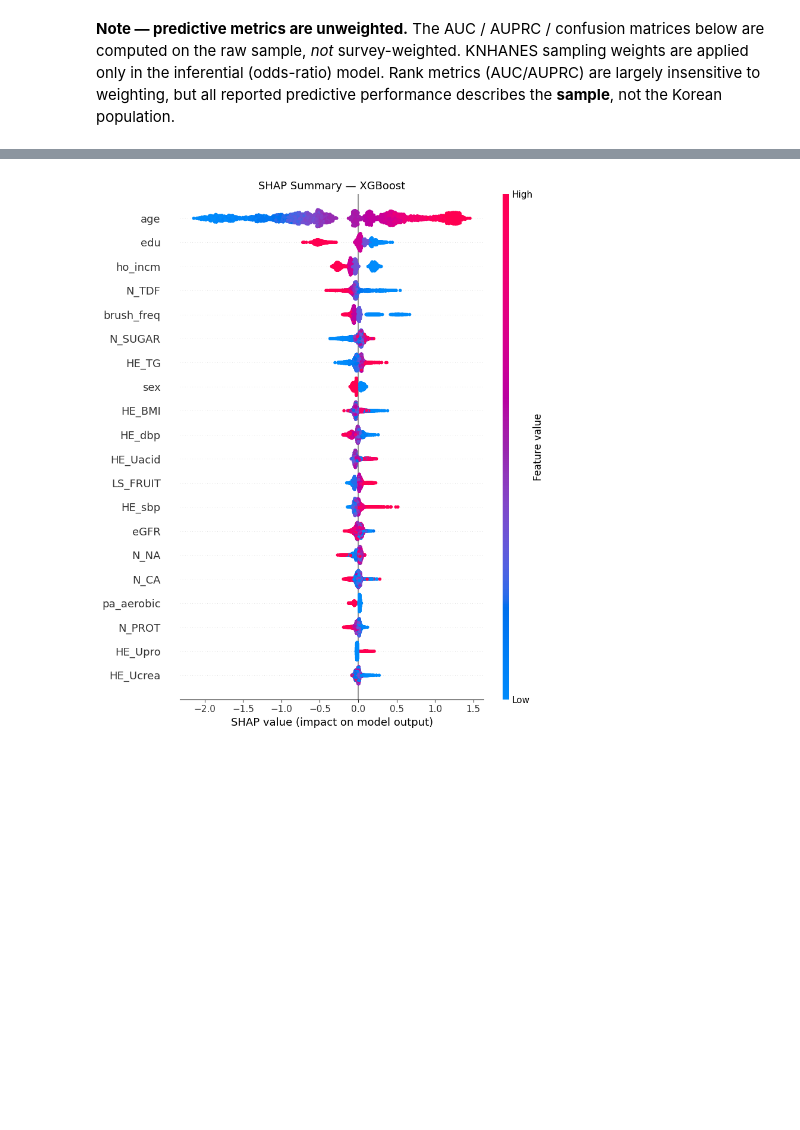
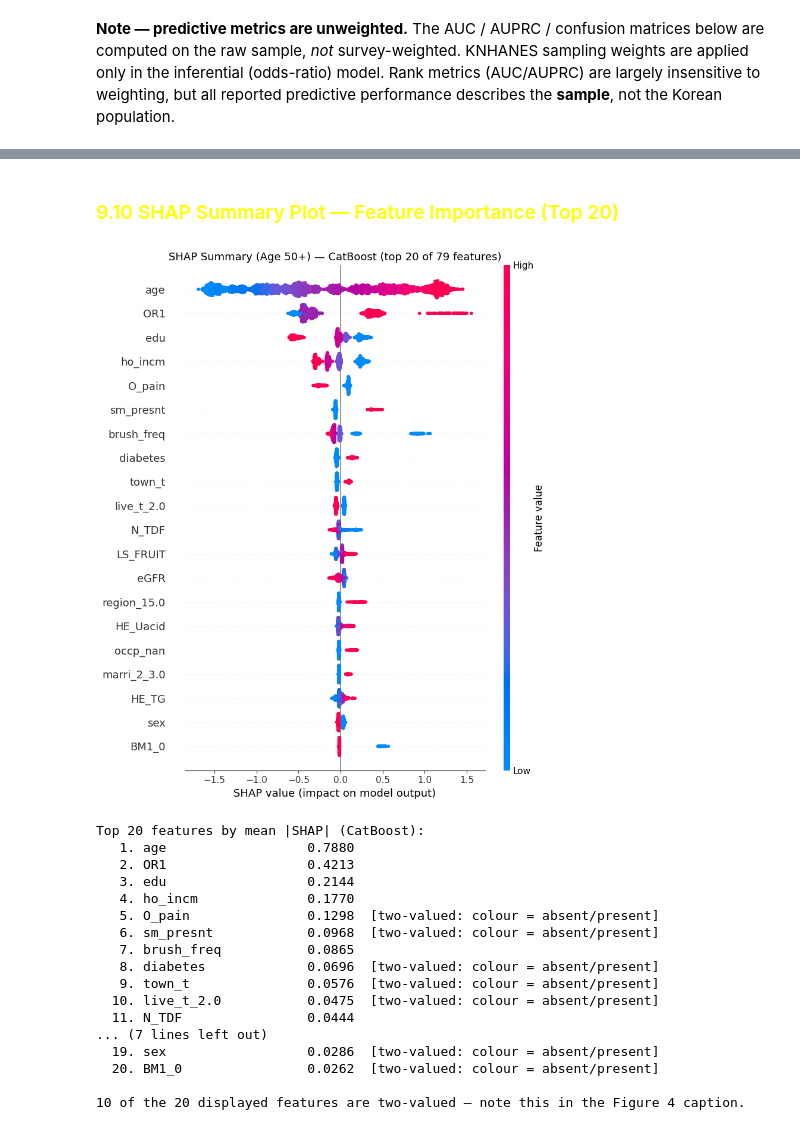
Before and after one commit to kimyonghan766/knhanes-tooth-loss-classifier, a Jupyter notebook: Main/final.ipynb, the cells around one changed output, grey strips where cells are left out. Cells and saved outputs as stored; diff of their text form; code cells hidden in the pictures; blank space fills up the shorter version.

```diff
--- a/Main/final.ipynb
+++ b/Main/final.ipynb
@@ -430,6 +634,6 @@ def calculate_egfr(row):
             * sex_factor)
 
 df_subset['eGFR'] = df_subset.apply(calculate_egfr, axis=1)
-df_subset = df_subset.drop(columns=['HE_crea'])
+df_subset = df_subset.drop(columns=['HE_crea'], errors='ignore')
 # sex is retained — used as a feature in the ML model and as a covariate in the inferential model
 # %% [markdown]
@@ -1502,13 +2540,21 @@ X_test_imp = best_model.named_steps['imputer'].transform(X_test)
 best_clf = best_model.named_steps['model']
 
 if best_name == 'Logistic Regression':
-    X_test_scaled = best_model.named_steps['scaler'].transform(X_test_imp)
-    explainer   = shap.LinearExplainer(best_clf, X_test_scaled)
+    # BACKGROUND = TRAINING DATA. LinearExplainer reduces to coef_j * (x_j - E[x_j]), where
+    # E[x] comes from the background set. Passing X_test_scaled made the baseline the 2024
+    # mean -- a distribution the coefficients were never fitted on, and one §6.1 shows
+    # differs from development on several variables (HbA1c, eGFR, DBP). The 2020-2023 mean
+    # is the conventional and correct reference. SHAP values are still EVALUATED on the
+    # test rows; only the baseline they are measured against changes.
+    X_train_imp    = best_model.named_steps['imputer'].transform(X_train)
+    X_train_scaled = best_model.named_steps['scaler'].transform(X_train_imp)
+    X_test_scaled  = best_model.named_steps['scaler'].transform(X_test_imp)
+    explainer   = shap.LinearExplainer(best_clf, X_train_scaled)
     shap_values = explainer.shap_values(X_test_scaled)
 else:
     explainer = shap.TreeExplainer(best_clf)
     sv_raw    = explainer.shap_values(X_test_imp)
-    shap_values = sv_raw[1] if isinstance(sv_raw, list) else sv_raw
+    shap_values = sv_raw[..., 1] if getattr(sv_raw, 'ndim', 0) == 3 else (sv_raw[1] if isinstance(sv_raw, list) else sv_raw)
 
 print(f'Best model: {best_name}')
 print(f'shap_values shape: {shap_values.shape}')
@@ -1520,22 +2566,56 @@ X_test_imp shape:  (3335, 67)
+# %% [markdown]
+<h3 style="color:yellow";> 9.10 SHAP Summary Plot — Feature Importance (Top 20) </h3>
 # %%
-
-# Binary / low-cardinality categoricals are excluded — colour gradient is meaningless for them.
-# They are plotted individually in the cell bel
-# ow.
-_excl = ({"sm_presnt", "diabetes", "O_pain", "BM1_0", "town_t"}
-         | set(tins_dummies) | set(region_dummies)
-         | set(occp_dummies) | set(house_dummies) | set(live_t_dummies))
-_keep_idx   = [i for i, fc in enumerate(feature_cols) if fc not in _excl]
-_keep_names = [fc for fc in feature_cols if fc not in _excl]
+# ── SHAP beeswarm — ALL feature types, top 20 by mean |SHAP| ─────────────────
+# Every feature now competes on equal footing: continuous, ordinal, binary, and one-hot
+# dummies. The previous version filtered out 5 binaries and all 8 dummy blocks on the
+# grounds that "the colour gradient is meaningless for them". After one-hot encoding each
+# dummy is a clean 0/1 indicator, so the gradient is simply TWO-VALUED (blue = 0/absent,
+# red = 1/present) rather than meaningless -- and excluding them meant the beeswarm and the
+# mean |SHAP| bar chart below ranked DIFFERENT feature sets, so the two panels of Figure 4
+# disagreed with Table 3.
+#
+# max_display matches the bar chart below, so both panels show the same rows.
+SHAP_MAX_DISPLAY = 20
 
 shap.summary_plot(
-    shap_values[:, _keep_idx],
-    X_test_imp[:, _keep_idx],
-    feature_names=_keep_names,
-    show=False
+    shap_values, X_test_imp,
+    feature_names=feature_cols,
+    max_display=SHAP_MAX_DISPLAY,
+    show=False,
 )
-plt.title(f'SHAP Summary — {best_name}', fontsize=13)
+plt.title(f'SHAP Summary (Age 50+) — {best_name} '
+          f'(top {SHAP_MAX_DISPLAY} of {len(feature_cols)} features)', fontsize=13)
 plt.tight_layout()
 plt.show()
+
+# Flag which of the displayed features are two-valued, so the figure caption can state that
+# their colour encodes absent/present rather than a continuous gradient.
+_mean_abs_bee = np.abs(shap_values).mean(axis=0)
+_top_bee = pd.Series(_mean_abs_bee, index=feature_cols).nlargest(SHAP_MAX_DISPLAY)
+_nuniq = {f: pd.Series(X_test_imp[:, feature_cols.index(f)]).nunique() for f in _top_bee.index}
+print(f"Top {SHAP_MAX_DISPLAY} features by mean |SHAP| ({best_name}):")
+for _r, (_f, _v) in enumerate(_top_bee.items(), 1):
+    _tag = "  [two-valued: colour = absent/present]" if _nuniq[_f] <= 2 else ""
+    print(f"  {_r:>2}. {_f:<20} {_v:.4f}{_tag}")
+print(f"\n{sum(v <= 2 for v in _nuniq.values())} of the {SHAP_MAX_DISPLAY} displayed "
+      f"features are two-valued — note this in the Figure 4 caption.")
 # %% [output]
-[figure, old version]
+[figure, new version]
+Top 20 features by mean |SHAP| (CatBoost):
+   1. age                  0.7880
+   2. OR1                  0.4213
+   3. edu                  0.2144
+   4. ho_incm              0.1770
+   5. O_pain               0.1298  [two-valued: colour = absent/present]
+   6. sm_presnt            0.0968  [two-valued: colour = absent/present]
+   7. brush_freq           0.0865
+   8. diabetes             0.0696  [two-valued: colour = absent/present]
+   9. town_t               0.0576  [two-valued: colour = absent/present]
+  10. live_t_2.0           0.0475  [two-valued: colour = absent/present]
+  11. N_TDF                0.0444
+... (7 lines left out)
+  19. sex                  0.0286  [two-valued: colour = absent/present]
+  20. BM1_0                0.0262  [two-valued: colour = absent/present]
+
+10 of the 20 displayed features are two-valued — note this in the Figure 4 caption.
```
Also changed, not shown: parts of 102 cells of this notebook, 29 other files.
